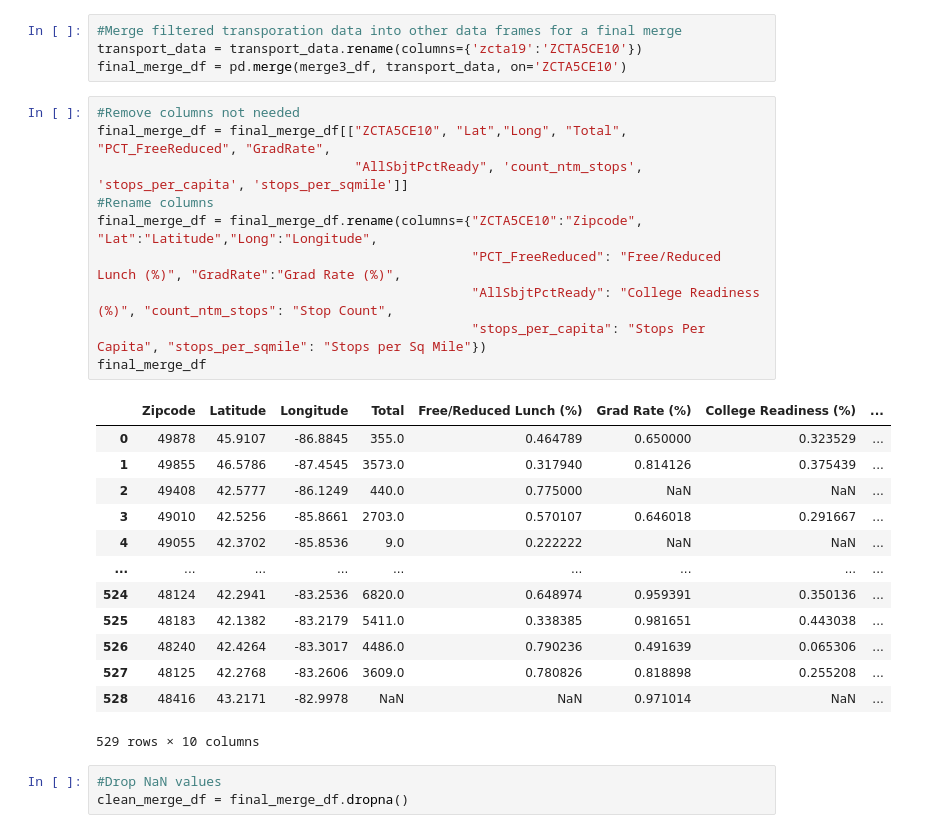
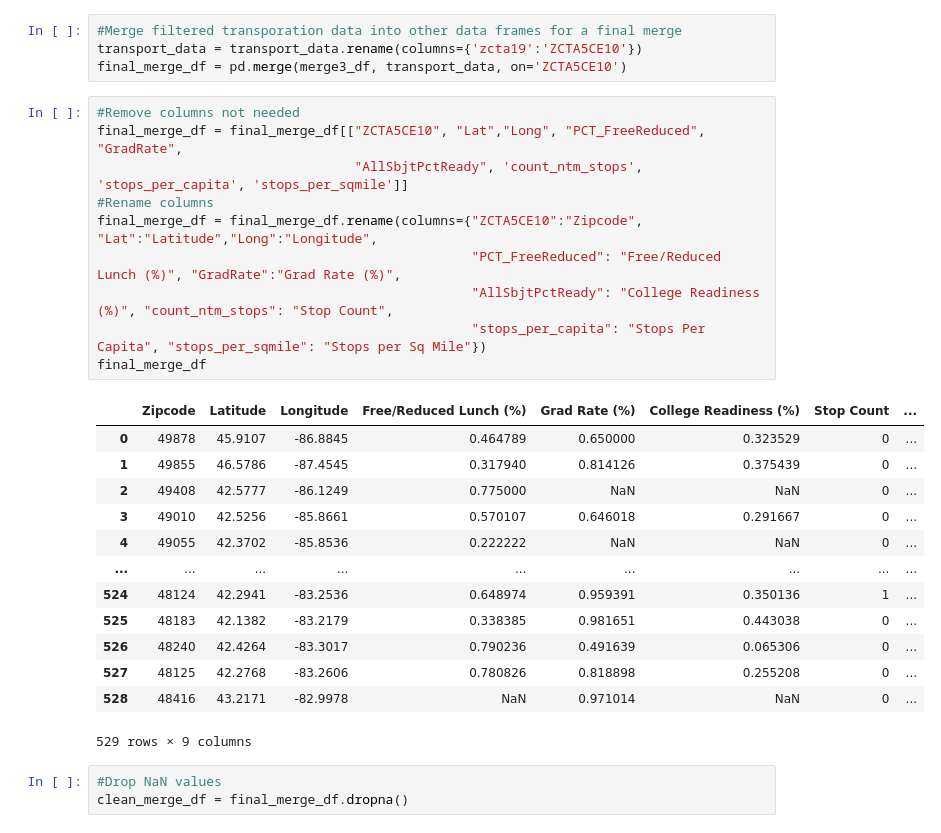
Before and after one commit to HLee12000/UpennDataProject1, a Jupyter notebook: DataCleaning.ipynb, the cells around one changed output. Drawn from its saved outputs; the diff is of its cells as text.

Commit message:
removed total students, ignored warning, ignored lat/long in outlier calculations

```diff
--- a/DataCleaning.ipynb
+++ b/DataCleaning.ipynb
@@ -90,28 +90,28 @@ transport_data = transport_data.rename(columns={'zcta19':'ZCTA5CE10'})
 final_merge_df = pd.merge(merge3_df, transport_data, on='ZCTA5CE10')
 # %%
 #Remove columns not needed
-final_merge_df = final_merge_df[["ZCTA5CE10", "Lat","Long", "Total", "PCT_FreeReduced", "GradRate",
+final_merge_df = final_merge_df[["ZCTA5CE10", "Lat","Long", "PCT_FreeReduced", "GradRate",
                                  "AllSbjtPctReady", 'count_ntm_stops', 'stops_per_capita', 'stops_per_sqmile']]
 #Rename columns
 final_merge_df = final_merge_df.rename(columns={"ZCTA5CE10":"Zipcode", "Lat":"Latitude","Long":"Longitude",
                                                 "PCT_FreeReduced": "Free/Reduced Lunch (%)", "GradRate":"Grad Rate (%)",
                                                 "AllSbjtPctReady": "College Readiness (%)", "count_ntm_stops": "Stop Count",
                                                 "stops_per_capita": "Stops Per Capita", "stops_per_sqmile": "Stops per Sq Mile"})
 final_merge_df
 # %% [output]
-|  | Zipcode | Latitude | Longitude | Total | Free/Reduced Lunch (%) | Grad Rate (%) | College Readiness (%) | ... |
-| 0 | 49878 | 45.9107 | -86.8845 | 355.0 | 0.464789 | 0.650000 | 0.323529 | ... |
-| 1 | 49855 | 46.5786 | -87.4545 | 3573.0 | 0.317940 | 0.814126 | 0.375439 | ... |
-| 2 | 49408 | 42.5777 | -86.1249 | 440.0 | 0.775000 | NaN | NaN | ... |
-| 3 | 49010 | 42.5256 | -85.8661 | 2703.0 | 0.570107 | 0.646018 | 0.291667 | ... |
-| 4 | 49055 | 42.3702 | -85.8536 | 9.0 | 0.222222 | NaN | NaN | ... |
+|  | Zipcode | Latitude | Longitude | Free/Reduced Lunch (%) | Grad Rate (%) | College Readiness (%) | Stop Count | ... |
+| 0 | 49878 | 45.9107 | -86.8845 | 0.464789 | 0.650000 | 0.323529 | 0 | ... |
+| 1 | 49855 | 46.5786 | -87.4545 | 0.317940 | 0.814126 | 0.375439 | 0 | ... |
+| 2 | 49408 | 42.5777 | -86.1249 | 0.775000 | NaN | NaN | 0 | ... |
+| 3 | 49010 | 42.5256 | -85.8661 | 0.570107 | 0.646018 | 0.291667 | 0 | ... |
+| 4 | 49055 | 42.3702 | -85.8536 | 0.222222 | NaN | NaN | 0 | ... |
 | ... | ... | ... | ... | ... | ... | ... | ... | ... |
-| 524 | 48124 | 42.2941 | -83.2536 | 6820.0 | 0.648974 | 0.959391 | 0.350136 | ... |
-| 525 | 48183 | 42.1382 | -83.2179 | 5411.0 | 0.338385 | 0.981651 | 0.443038 | ... |
-| 526 | 48240 | 42.4264 | -83.3017 | 4486.0 | 0.790236 | 0.491639 | 0.065306 | ... |
-| 527 | 48125 | 42.2768 | -83.2606 | 3609.0 | 0.780826 | 0.818898 | 0.255208 | ... |
-| 528 | 48416 | 43.2171 | -82.9978 | NaN | NaN | 0.971014 | NaN | ... |
+| 524 | 48124 | 42.2941 | -83.2536 | 0.648974 | 0.959391 | 0.350136 | 1 | ... |
+| 525 | 48183 | 42.1382 | -83.2179 | 0.338385 | 0.981651 | 0.443038 | 0 | ... |
+| 526 | 48240 | 42.4264 | -83.3017 | 0.790236 | 0.491639 | 0.065306 | 0 | ... |
+| 527 | 48125 | 42.2768 | -83.2606 | 0.780826 | 0.818898 | 0.255208 | 0 | ... |
+| 528 | 48416 | 43.2171 | -82.9978 | NaN | 0.971014 | NaN | 0 | ... |
-529 rows × 10 columns
+529 rows × 9 columns
 # %%
 #Drop NaN values
 clean_merge_df = final_merge_df.dropna()
```
Also changed, not shown: parts of 4 cells of this notebook, 2 other files.
